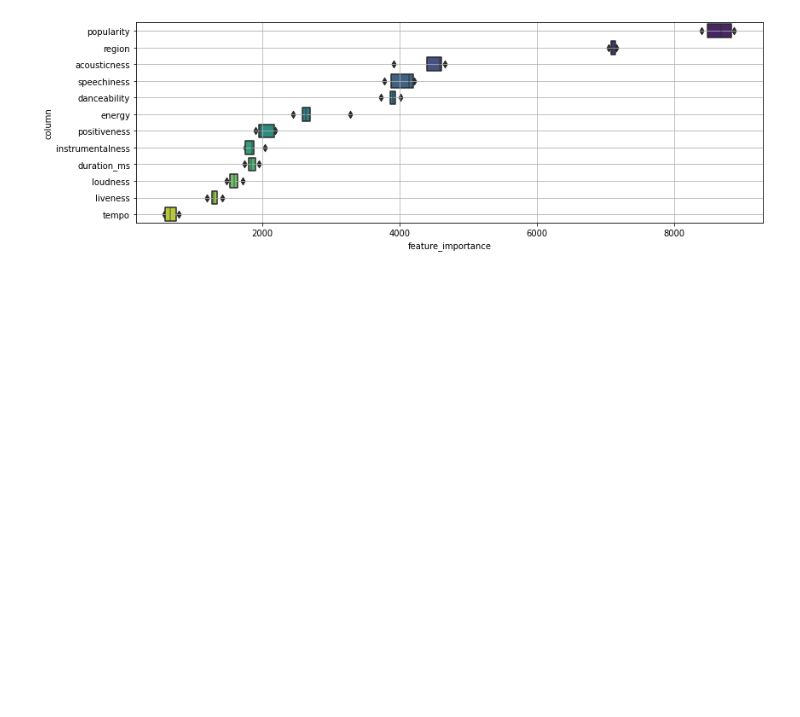
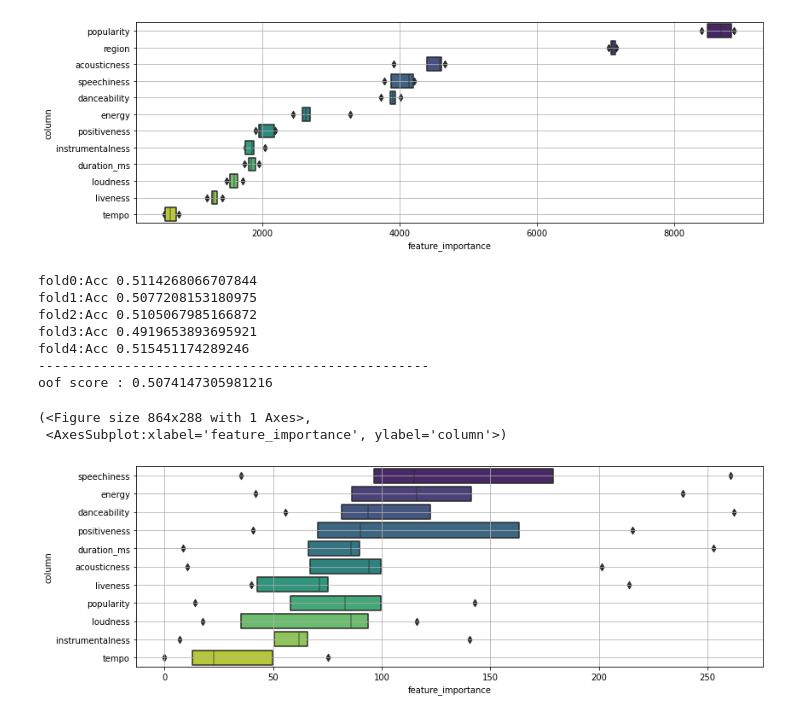
Before and after one commit to shu421/Competition_Environment, a Jupyter notebook: main/base.ipynb, the cells around one changed output. Cells and saved outputs as stored; diff of their text form; code cells hidden in the pictures; blank space fills up the shorter version.

Commit message:
adversal validation終わり

```diff
--- a/main/base.ipynb
+++ b/main/base.ipynb
@@ -79,3 +79,28 @@ model.visualize_importance()
 (<Figure size 864x288 with 1 Axes>,
  <AxesSubplot:xlabel='feature_importance', ylabel='column'>)
 [figure]
+# %%
+import models
+params = {'boosting_type': 'gbdt',
+          'objective': 'cross_entropy',
+          'verbosity':-1}
+
+model_ad = models.Lgbm(params)
+
+# regionのfeature importanceだけ異常に高く、精度も0.6前後だったため、一度落としてみたらうまくいった
+train_feat_df = train_feat_df.drop(['region'], axis=1)
+test_feat_df = test_feat_df.drop(['region'], axis=1)
+
+model_ad.adversal_validation(train_feat_df, test_feat_df)
+model_ad.visualize_importance()
+# %% [output]
+fold0:Acc 0.5114268066707844
+fold1:Acc 0.5077208153180975
+fold2:Acc 0.5105067985166872
+fold3:Acc 0.4919653893695921
+fold4:Acc 0.515451174289246
+--------------------------------------------------
+oof score : 0.5074147305981216
+(<Figure size 864x288 with 1 Axes>,
+ <AxesSubplot:xlabel='feature_importance', ylabel='column'>)
+[figure, added]
```
Also changed, not shown: 1 other file.
